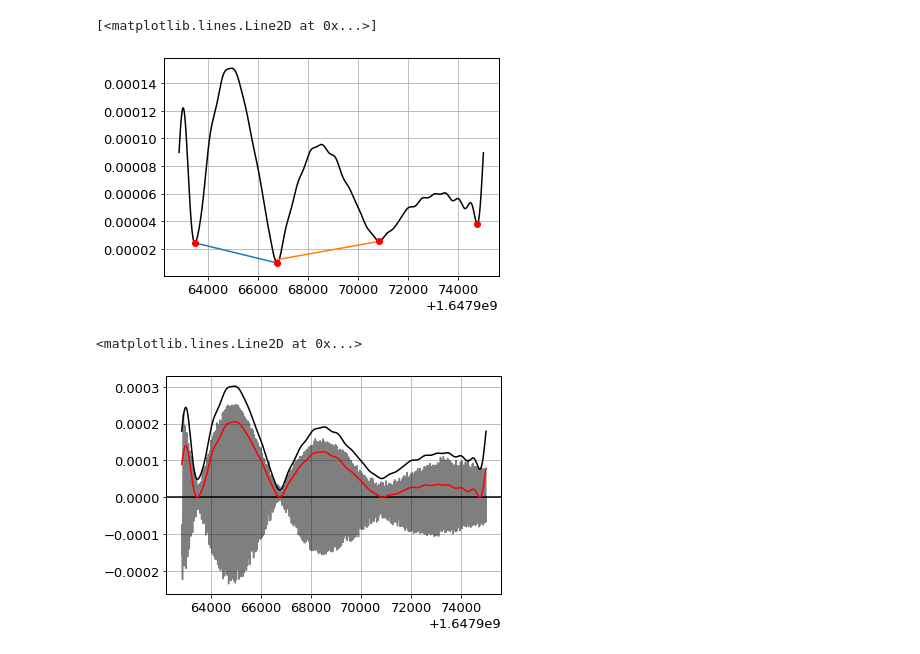
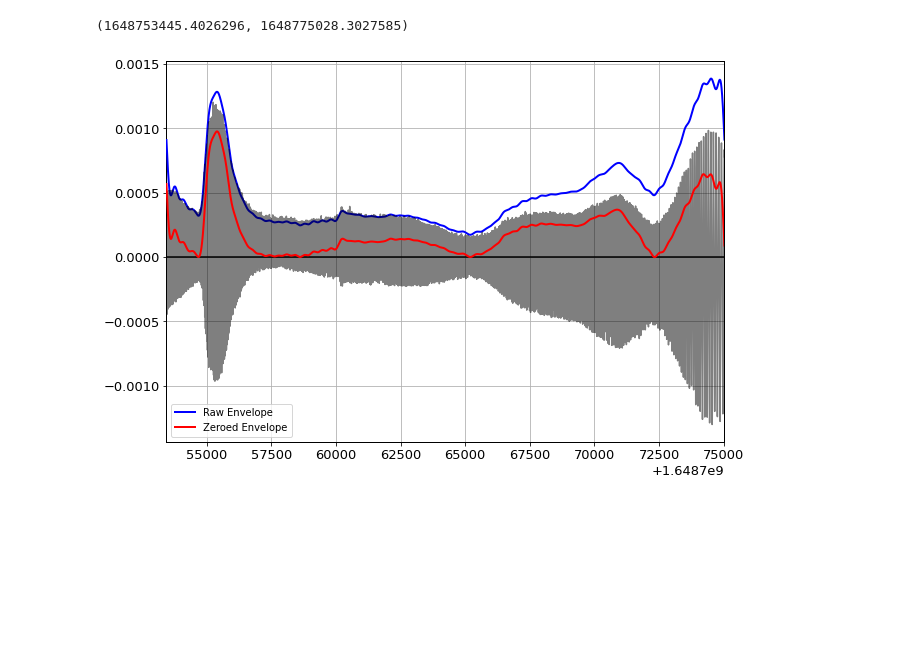
Before and after one commit to James11222/radiolab_repo, a Jupyter notebook: lab3/Ayla/lab3.ipynb, the cells around one changed output. Cells and saved outputs as stored; diff of their text form; code cells hidden in the pictures; blank space fills up the shorter version.

```diff
--- a/lab3/Ayla/lab3.ipynb
+++ b/lab3/Ayla/lab3.ipynb
@@ -29,8 +31,9 @@ sun_data, sun_times = np.load('sun_6hr.npy')
 plt.plot(sun_times, sun_data, c='k')
 
 # making a cut in the data because after a certain point it looks bad
-index = 13500
-sun_times_cut, sun_data_cut = sun_times[:index], sun_data[:index]
+# cut_index = -1
+# sun_times_cut, sun_data_cut = sun_times[:cut_index], sun_data[:cut_index]
+sun_times_cut, sun_data_cut = sun_times, sun_data
 plt.plot(sun_times_cut, sun_data_cut, alpha=0.5, c='r')
 # %% [output]
 [<matplotlib.lines.Line2D at 0x...>]
@@ -157,0 +140,2 @@ better than just subtracting off the overall mean.
+# %%
+sun_data_cut = sun_data_cut - y1
@@ -178,6 +309,6 @@ plt.plot(freqs, fft)
 # %%
-fft[np.where(freqs > 0.002)] = 0
-fft[np.where(freqs < -0.002)] = 0
+fft[np.where(freqs > 0.003)] = 0
+fft[np.where(freqs < -0.003)] = 0
 plt.plot(freqs, fft)
 # %% [output]
 [<matplotlib.lines.Line2D at 0x...>]
@@ -185,12 +316,19 @@ plt.plot(freqs, fft)
 # %%
+fig, ax = plt.subplots(1, 1, figsize=(10, 7))
 filtered_sun_data = np.fft.ifft(fft)
-centered_abs_filtered = np.abs(filtered_sun_data - np.mean(filtered_sun_data))
-plt.plot(sun_times_cut, centered_abs_filtered, c='k')
+
+amp = 1.9
+centered_abs_filtered = amp*np.abs(filtered_sun_data - np.mean(filtered_sun_data))
+
+ax.plot(sun_times_cut, centered_abs_filtered, c='k')
+ax.plot(sun_times_cut, abs_data, c='k', alpha=0.5)
 
 index = scipy.signal.argrelmin(centered_abs_filtered, order=2000)
 
 minima = sun_times_cut[index]
 
-for i in minima:
-    plt.axvline(i, c='r', linestyle='--')
+# for i in minima:
+#     ax.axvline(i, c='r', linestyle='--')
+
+ax.set_xlim(min(sun_times_cut), max(sun_times_cut))
 # %% [output]
@@ -224,42 +358,43 @@ plt.plot(sun_times_cut, y2)
 # %%
-minima = sun_times_cut[index]
-minima_data = centered_abs_filtered[index]
+# minima = sun_times_cut[index]
+# minima_data = centered_abs_filtered[index]
 
-plt.plot(sun_times_cut, centered_abs_filtered, c='k')
-plt.scatter(minima, minima_data, c='r', zorder=5)
+# plt.plot(sun_times_cut, centered_abs_filtered, c='k')
+# plt.scatter(minima, minima_data, c='r', zorder=5)
 
-p_1 = np.polyfit(minima[:2], minima_data[:2], deg=1)
-y_1 = use_polyfit(sun_times_cut[(index[0][0]):(index[0][1])], p_1)
-plt.plot(sun_times_cut[(index[0][0]):(index[0][1])], y_1)
+# p_1 = np.polyfit(minima[:2], minima_data[:2], deg=1)
+# y_1 = use_polyfit(sun_times_cut[(index[0][0]):(index[0][1])], p_1)
+# plt.plot(sun_times_cut[(index[0][0]):(index[0][1])], y_1)
 
-p_2 = np.polyfit(minima[2:4], minima_data[2:4], deg=1)
-y_2 = use_polyfit(sun_times_cut[(index[0][1]):(index[0][2])], p_2)
-plt.plot(sun_times_cut[(index[0][1]):(index[0][2])], y_2)
+# p_2 = np.polyfit(minima[2:4], minima_data[2:4], deg=1)
+# y_2 = use_polyfit(sun_times_cut[(index[0][1]):(index[0][2])], p_2)
+# plt.plot(sun_times_cut[(index[0][1]):(index[0][2])], y_2)
 
-# p_2 = np.polyfit(minima[4:5], minima_data[4:5], deg=1)
-# y_2 = use_polyfit(sun_times_cut[(index[0][2]):(index[0][3])], p_2)
-# plt.plot(sun_times_cut[(index[0][2]):(index[0][3])], y_2)
+# # p_2 = np.polyfit(minima[4:5], minima_data[4:5], deg=1)
+# # y_2 = use_polyfit(sun_times_cut[(index[0][2]):(index[0][3])], p_2)
+# # plt.plot(sun_times_cut[(index[0][2]):(index[0][3])], y_2)
 
-# p2 = np.polyfit(minima, minima_data, deg=2)
-# y2 = use_polyfit(sun_times_cut, p2)
-# plt.plot(sun_times_cut, y2)
+# # p2 = np.polyfit(minima, minima_data, deg=2)
+# # y2 = use_polyfit(sun_times_cut, p2)
+# # plt.plot(sun_times_cut, y2)
-# %% [output]
-[<matplotlib.lines.Line2D at 0x...>]
-[figure, removed]
 # %%
-centered_abs_filtered[np.where((sun_times < minima[1]) & (sun_times > minima[2]))] *= -1
+fig, ax = plt.subplots(1, 1, figsize=(10, 7))
+centered_abs_filtered[np.where((sun_times > minima[0]) & (sun_times < minima[1]))] *= -1
 # centered_abs_filtered[np.where( (sun_times > minima[2]) & (sun_times < minima[3]) )] *= -1
 
 # unabs_envelope = -centered_abs_filtered[np.where((sun_times > minima[0]))]
 # unabs_envelope = -unabs_envelope[np.where((sun_times < minima[1]))]
 
-plt.plot(sun_times_cut, 2*centered_abs_filtered, c='k', zorder=5) # envelope
+ax.plot(sun_times_cut, centered_abs_filtered, c='b', zorder=5, linewidth=2, label='Raw Envelope') # envelope
 # plt.plot(sun_times_cut, 2*centered_abs_filtered-y1, c='r', zorder=5) # fitted 1st and subtracted envelope
 # plt.plot(sun_times_cut, 2*centered_abs_filtered-y2, c='orange', zorder=5) # fitted 2nd and subtracted envelope
-plt.plot(sun_times_cut, 1.5*(centered_abs_filtered - y2), c='r', zorder=6)
-plt.plot(sun_times_cut, sun_data_cut-mean, alpha=0.5, c='k', zorder=5) # data
+ax.plot(sun_times_cut, (centered_abs_filtered - y2), c='r', zorder=6, linewidth=2, label='Zeroed Envelope')
+ax.plot(sun_times_cut, sun_data_cut-mean, alpha=0.5, c='k', zorder=5) # data
 
-plt.axhline(0, c='k')
+ax.axhline(0, c='k')
+ax.legend()
+
+ax.set_xlim(min(sun_times_cut), max(sun_times_cut))
 # %% [output]
-<matplotlib.lines.Line2D at 0x...>
+(1648753445.4026296, 1648775028.3027585)
-[figure, old version]
+[figure, new version]
```
Also changed, not shown: parts of 39 cells of this notebook.
